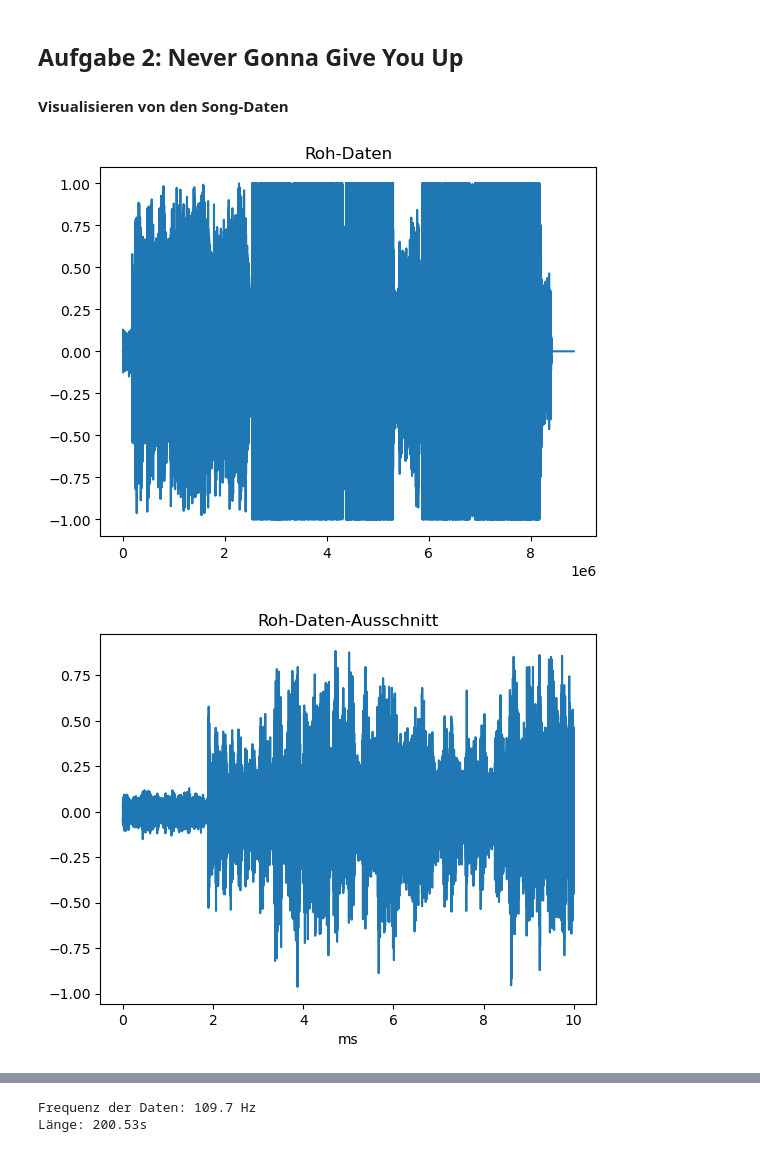
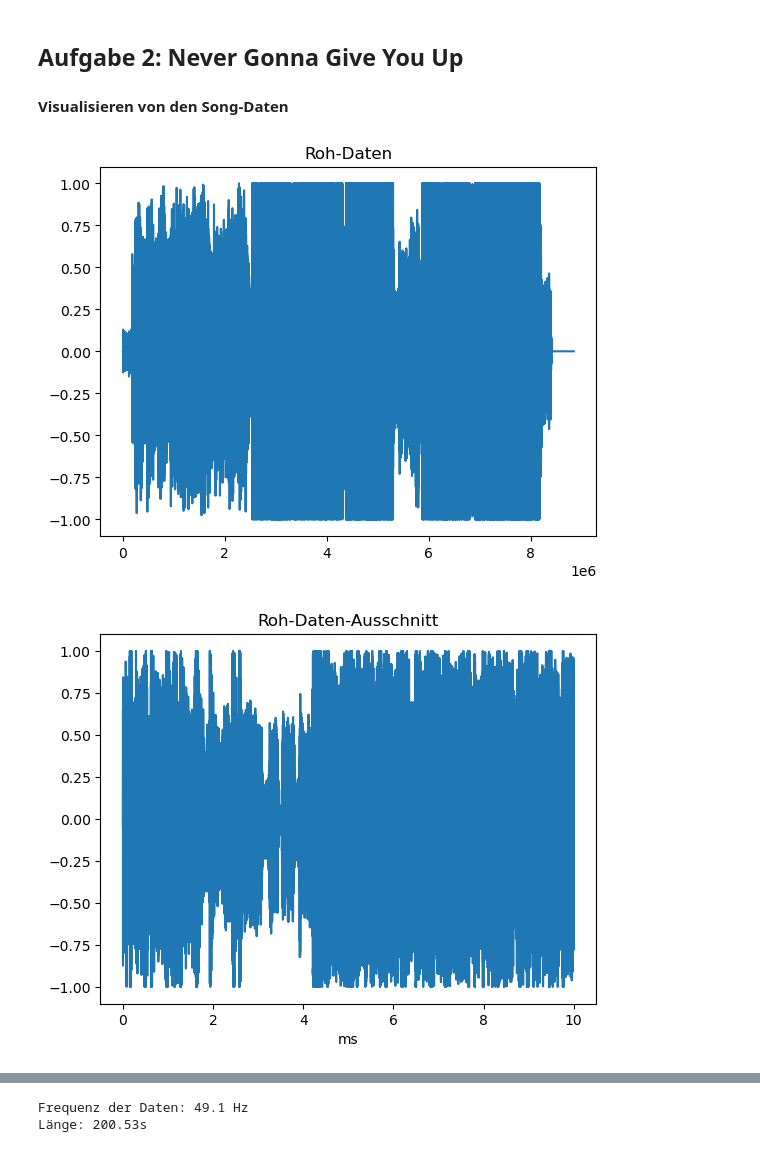
Before and after one commit to Atomarverseucht/AIN, a Jupyter notebook: 3/technische-grundlagen-der-kuenstlichen-intelligenz/versuch4/song.ipynb, the cells around one changed output, grey strips where cells are left out. Saved outputs shown, nothing was run; the diff lists cells and outputs as text; code cells hidden in the pictures.

Commit message:
tgki 4 start of ex2

```diff
--- a/3/technische-grundlagen-der-kuenstlichen-intelligenz/versuch4/song.ipynb
+++ b/3/technische-grundlagen-der-kuenstlichen-intelligenz/versuch4/song.ipynb
@@ -71,20 +70,21 @@ selbst berechnete Resonanzfrequenz: 5033 Hz
 # %%
 astley, fs = lr.load(f"{absPath}/emptiness_machine.wav", sr=None)
 plt.plot(astley)
 plt.title("Roh-Daten")
 plt.show()
-tenMs = astley[100000: 100000 + (10 * fs)]
+start = 95 * fs
+tenMs = astley[start : start + (10 * fs)]
 time = np.arange(tenMs.size)/fs
 plt.plot(time, tenMs)
 plt.title("Roh-Daten-Ausschnitt")
 plt.xlabel("ms")
 plt.show()
 fft = np.abs(np.fft.fft(tenMs))
 plt.plot(fft[0:10000])
 plt.title("FFT der Daten")
 plt.show()
 print(f"Frequenz der Daten: {np.argmax(np.abs(fft[:5*fs])) * fs / fft.size} Hz")
 print(f"Länge: {astley.size / fs:0.2f}s")
 # %% [output]
 [figure]
-[figure, old version]
+[figure, new version]
@@ -92,2 +92,2 @@ print(f"Länge: {astley.size / fs:0.2f}s")
-Frequenz der Daten: 109.7 Hz
+Frequenz der Daten: 49.1 Hz
 Länge: 200.53s
```
Also changed, not shown: parts of 7 cells of this notebook.
